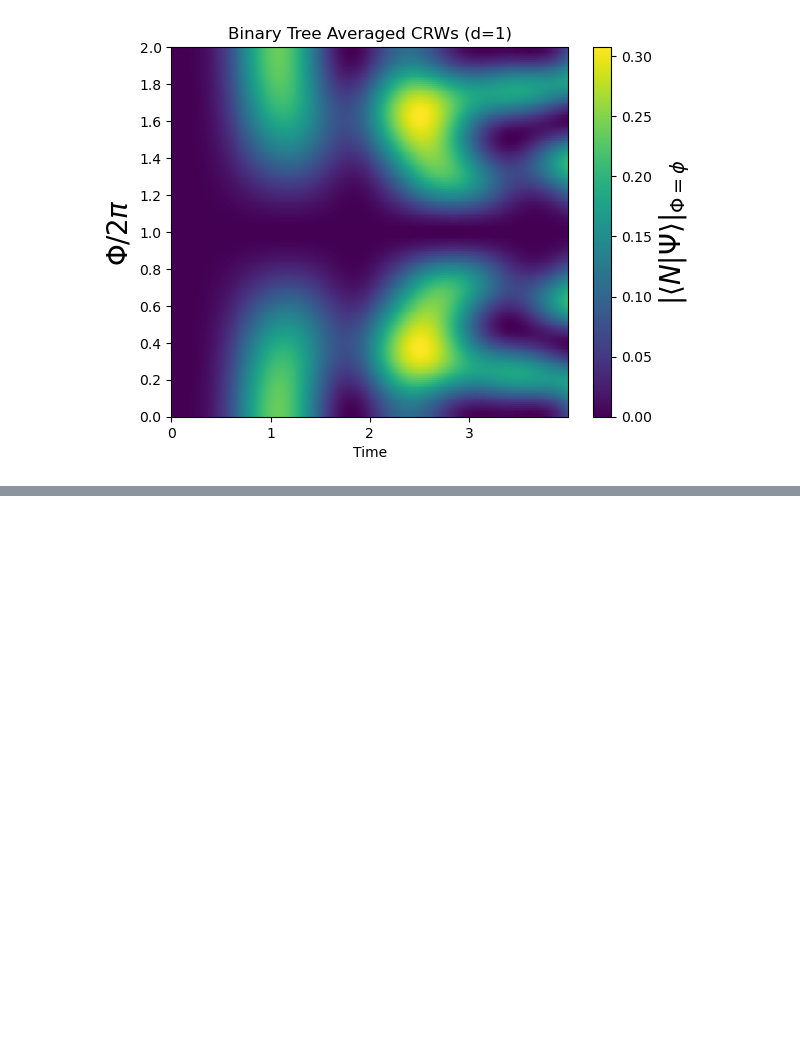
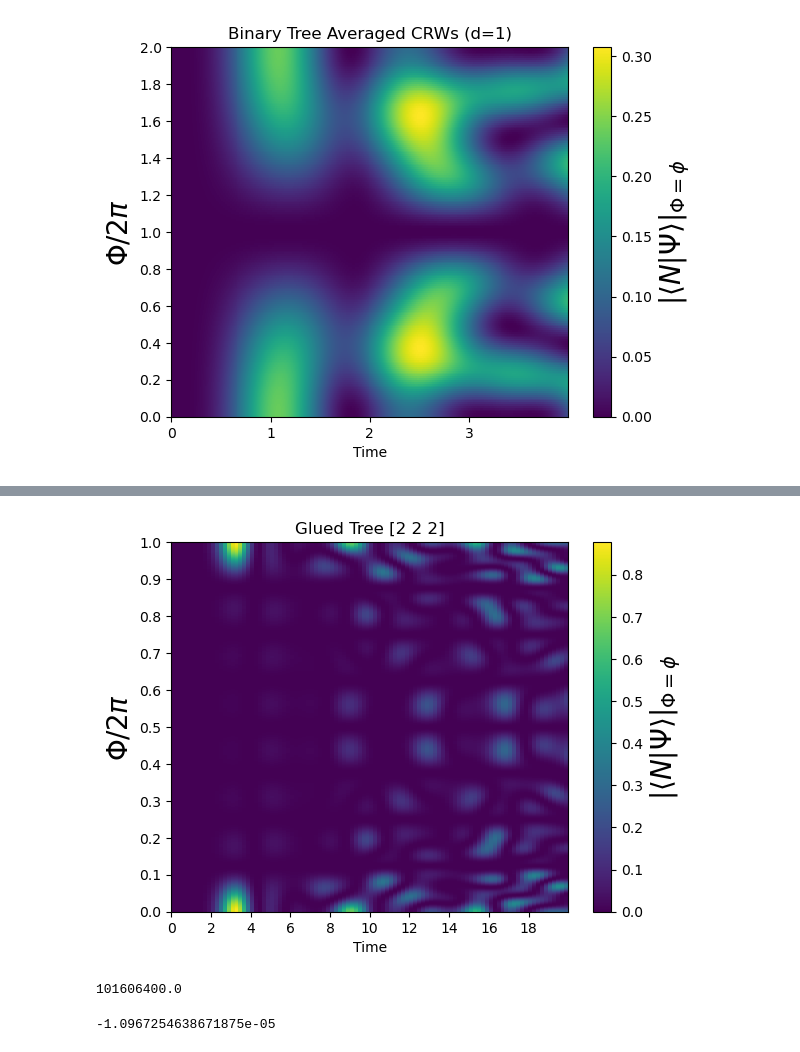
Before and after one commit to cgs2155/RandomCycles, a Jupyter notebook: avgCRW.ipynb, the cells around one changed output, grey strips where cells are left out. Saved outputs shown, nothing was run; the diff lists cells and outputs as text; code cells hidden in the pictures; blank space fills up the shorter version.

```diff
--- a/avgCRW.ipynb
+++ b/avgCRW.ipynb
@@ -186,0 +279,46 @@ plt.show()
+# %%
+data = np.load(f"walkresults/[2, 2, 2]_gt_CRW.npz",allow_pickle=True)
+t = data["t"]
+prob_bare = data["prob_bare"]
+prob_flux_dict = data["prob_flux_dict"].item()
+X = data['sequence']
+
+flux = list(prob_flux_dict.keys())
+
+prob_mat = list(prob_flux_dict.values())
+
+#heatmap_data = [np.array(i-prob_bare)/np.linalg.norm(prob_bare) for i in prob_mat]
+
+heatmap_array = np.array(prob_mat)
+
+# Create the figure and axes
+fig, ax = plt.subplots()
+
+# Plot using imshow, with no interpolation
+# 'origin="lower"' makes the first row of data correspond to flux[0] at the bottom
+im = ax.imshow(heatmap_array,
+               interpolation='none',
+               aspect='auto',
+               origin='lower',
+               extent=[0, t.max(), 0, 1])
+
+# Optional: if 'flux' is numeric and sorted ascending, you can use 'extent' to set continuous x/y-limits
+# e.g., extent=[t[0], t[-1], flux[0], flux[-1]]
+# Otherwise, for discrete ticks, set them ma
+# nually:
+
+# Label x-axis with time, y-axis with flux
+# (If t or flux is very large, you might want fewer ticks or other spacing strategies)
+ax.set_xticks( list(range(0, int(t.max()), int(t.max()/10) )))
+ax.set_yticks(np.linspace(0,1,11))
+
+ax.set_xlabel("Time")
+ax.set_ylabel(r"$\Phi/2\pi$",fontsize=20)
+
+# Add a labeled color bar
+cbar = fig.colorbar(im, ax=ax)
+cbar.set_label(r"$|\langle N | \Psi \rangle |_{\Phi=\phi}$",fontsize=20)
+plt.title(f"Glued Tree {X}")
+plt.show()
+# %% [output]
+[figure, added]
@@ -186,0 +327,14 @@ plt.show()
+# %%
+num_rand_cycle(np.prod(X))
+# %% [output]
+101606400.0
+# %%
+import time
+
+start = time.time()
+
+end = time.time()
+
+print(start-end)
+# %% [output]
+-1.0967254638671875e-05
```
Also changed, not shown: parts of 5 cells of this notebook, 51 other files.
